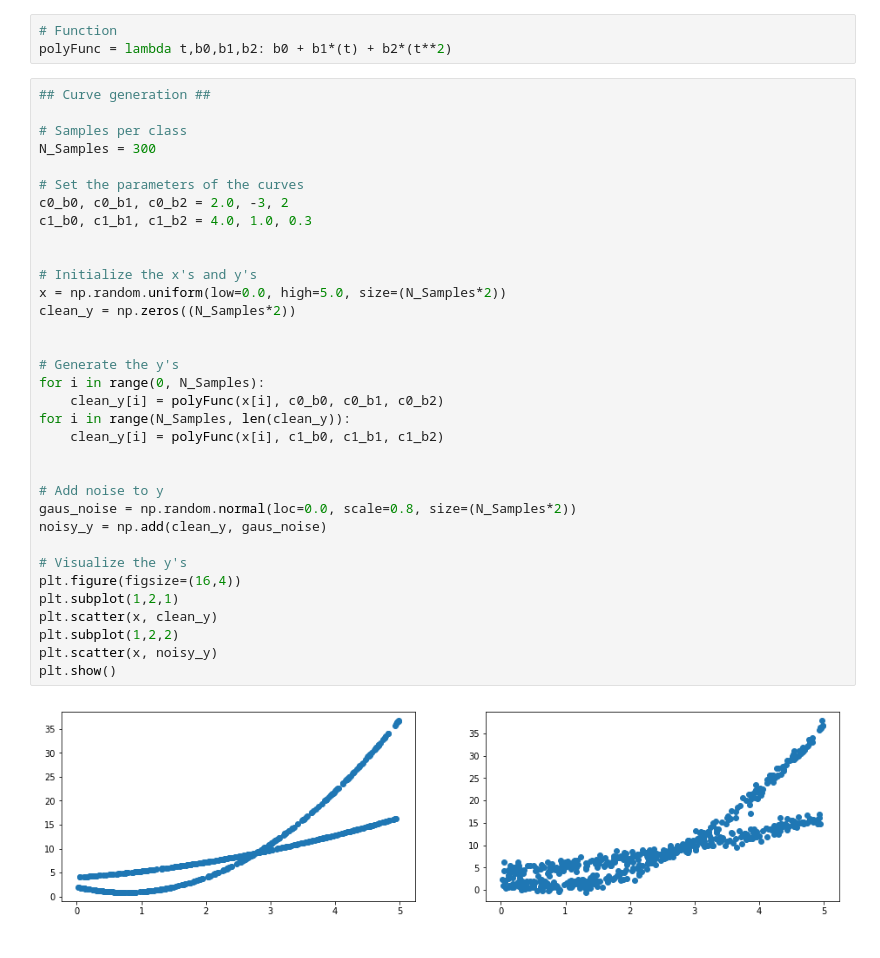
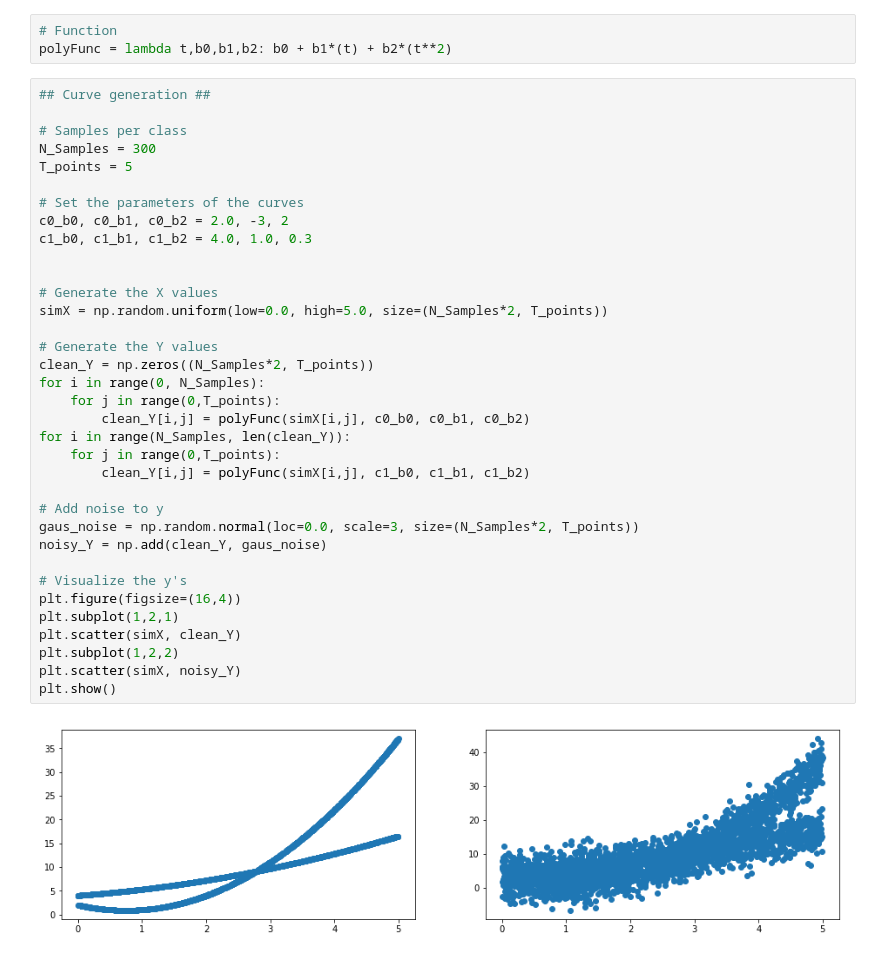
Before and after one commit to im-ant/COMP551_Applied_ML, a Jupyter notebook: algorithms/Model_Based_EM.ipynb, the cells around one changed output. Saved outputs shown, nothing was run; the diff lists cells and outputs as text.

```diff
--- a/algorithms/Model_Based_EM.ipynb
+++ b/algorithms/Model_Based_EM.ipynb
@@ -18,39 +18,40 @@ polyFunc = lambda t,b0,b1,b2: b0 + b1*(t) + b2*(t**2)
 # %%
 ## Curve generation ##
 
 # Samples per class
 N_Samples = 300
+T_points = 5
 
 # Set the parameters of the curves
 c0_b0, c0_b1, c0_b2 = 2.0, -3, 2
 c1_b0, c1_b1, c1_b2 = 4.0, 1.0, 0.3
 
 
-# Initialize the x's and y's
-x = np.random.uniform(low=0.0, high=5.0, size=(N_Samples*2))
-clean_y = np.zeros((N_Samples*2))
+# Generate the X values
+simX = np.random.uniform(low=0.0, high=5.0, size=(N_Samples*2, T_points))
 
-
-# Generate the y's
+# Generate the Y values
+clean_Y = np.zeros((N_Samples*2, T_points))
 for i in range(0, N_Samples):
-    clean_y[i] = polyFunc(x[i], c0_b0, c0_b1, c0_b2)
-for i in range(N_Samples, len(clean_y)):
-    clean_y[i] = polyFunc(x[i], c1_b0, c1_b1, c1_b2)
-
+    for j in range(0,T_points):
+        clean_Y[i,j] = polyFunc(simX[i,j], c0_b0, c0_b1, c0_b2)
+for i in range(N_Samples, len(clean_Y)):
+    for j in range(0,T_points):
+        clean_Y[i,j] = polyFunc(simX[i,j], c1_b0, c1_b1, c1_b2)
 
 # Add noise to y
-gaus_noise = np.random.normal(loc=0.0, scale=0.8, size=(N_Samples*2))
-noisy_y = np.add(clean_y, gaus_noise)
+gaus_noise = np.random.normal(loc=0.0, scale=3, size=(N_Samples*2, T_points))
+noisy_Y = np.add(clean_Y, gaus_noise)
 
 # Visualize the y's
 plt.figure(figsize=(16,4))
 plt.subplot(1,2,1)
-plt.scatter(x, clean_y)
+plt.scatter(simX, clean_Y)
 plt.subplot(1,2,2)
-plt.scatter(x, noisy_y)
+plt.scatter(simX, noisy_Y)
 plt.show()
 # %% [output]
-[figure, old version]
+[figure, new version]
 # %%
 ## Algorithm ##
 from scipy.optimize import curve_fit
```
Also changed, not shown: parts of 4 cells of this notebook.
